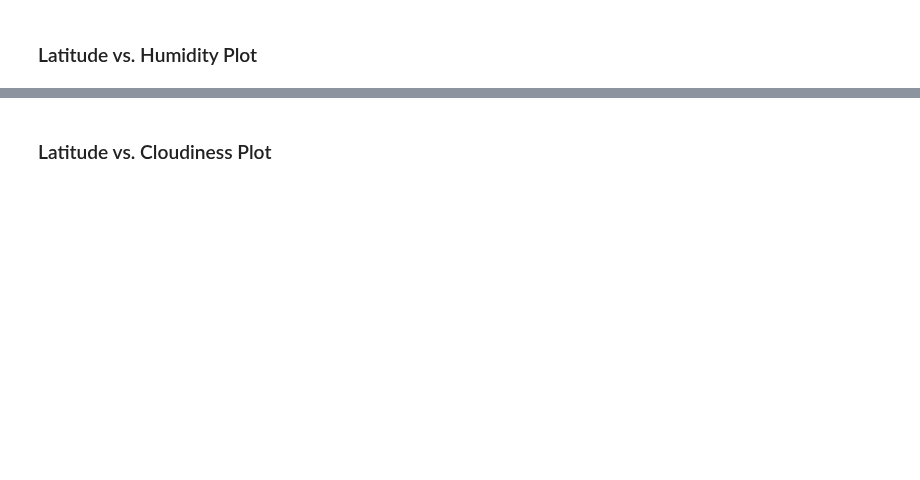
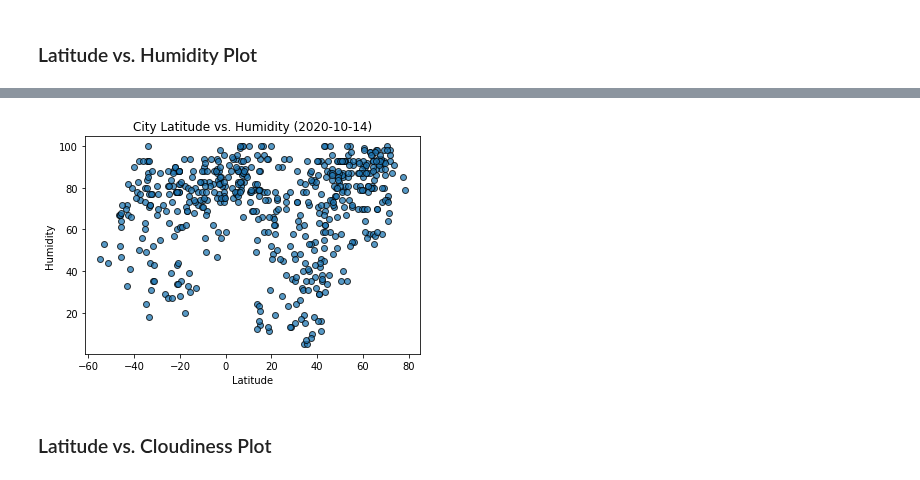
Before and after one commit to cveras33/python-api-challenge, a Jupyter notebook: WeatherPy/WeatherPy.ipynb, the cells around one changed output, grey strips where cells are left out. Drawn from its saved outputs; the diff is of its cells as text; code cells hidden in the pictures; blank space fills up the shorter version.

Commit message:
Completed all scatter plots

```diff
--- a/WeatherPy/WeatherPy.ipynb
+++ b/WeatherPy/WeatherPy.ipynb
@@ -167,2 +164,12 @@ plt.savefig("../Images/lat_vs_temp.png")
+# %%
+plt.scatter(weather_check_df["Lat"], weather_check_df["Humidity"], marker = "o", edgecolor = "black", alpha = .75)
+
+plt.xlabel("Latitude")
+plt.ylabel("Humidity")
+plt.title(f"City Latitude vs. Humidity ({datetime.now().date()})")
+
+plt.savefig("../Images/lat_vs_humidity.png")
+# %% [output]
+[figure, added]
 # %% [markdown]
 ### Latitude vs. Cloudiness Plot
```
Also changed, not shown: parts of 9 cells of this notebook, 5 other files.
